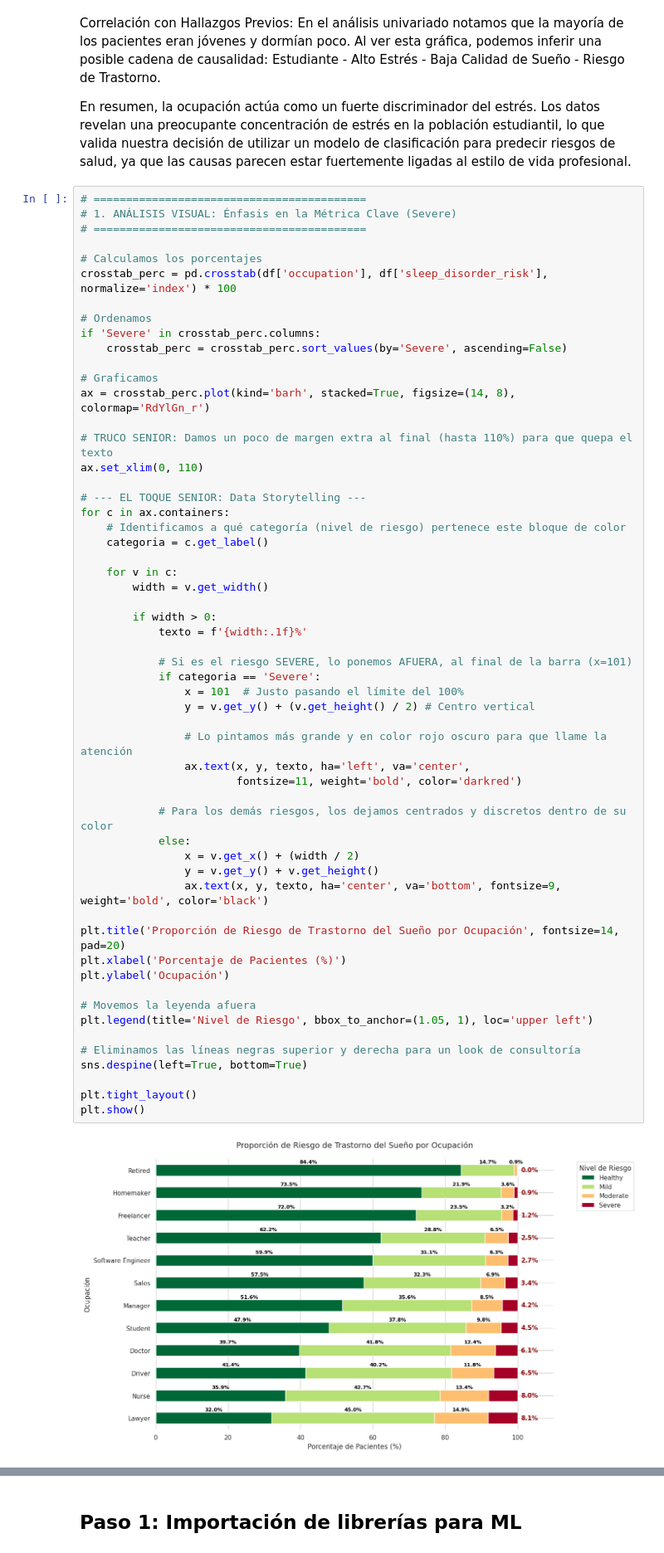
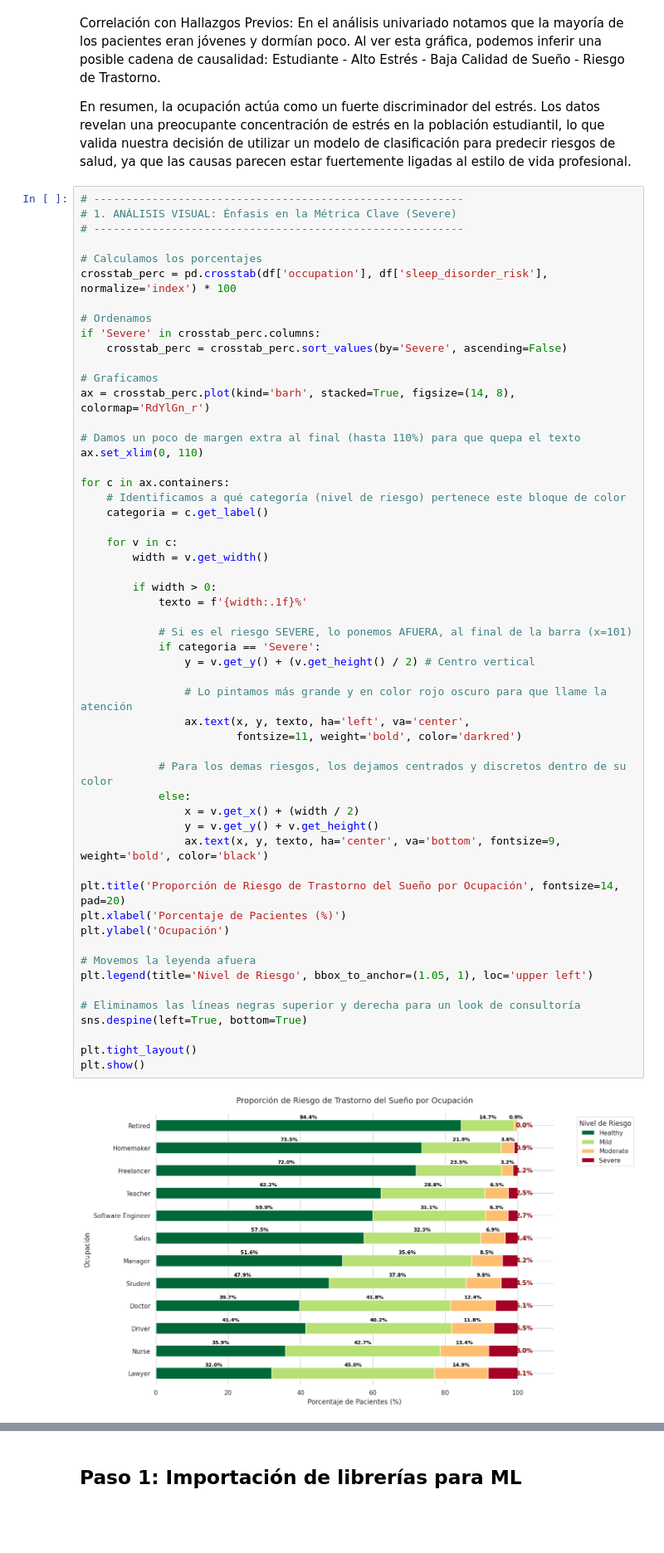
Before and after one commit to R3vival/Intro_Ciencia_De_Datos_Trabajo, a Jupyter notebook: Trabajo_Final_Intro_DC.ipynb, the cells around one changed output, grey strips where cells are left out. Shown at 83% size. Saved outputs shown, nothing was run; the diff lists cells and outputs as text; blank space fills up the shorter version.

```diff
--- a/Trabajo_Final_Intro_DC.ipynb
+++ b/Trabajo_Final_Intro_DC.ipynb
@@ -590,9 +590,9 @@ Correlación con Hallazgos Previos: En el análisis univariado notamos que la ma
 
 En resumen, la ocupación actúa como un fuerte discriminador del estrés. Los datos revelan una preocupante concentración de estrés en la población estudiantil, lo que valida nuestra decisión de utilizar un modelo de clasificación para predecir riesgos de salud, ya que las causas parecen estar fuertemente ligadas al estilo de vida profesional.
 # %%
-# ==========================================
+# ---------------------------------------------------------
 # 1. ANÁLISIS VISUAL: Énfasis en la Métrica Clave (Severe)
-# ==========================================
+# ---------------------------------------------------------
 
 # Calculamos los porcentajes
 crosstab_perc = pd.crosstab(df['occupation'], df['sleep_disorder_risk'], normalize='index') * 100
@@ -604,10 +604,9 @@ if 'Severe' in crosstab_perc.columns:
 # Graficamos
 ax = crosstab_perc.plot(kind='barh', stacked=True, figsize=(14, 8), colormap='RdYlGn_r')
 
-# TRUCO SENIOR: Damos un poco de margen extra al final (hasta 110%) para que quepa el texto
+# Damos un poco de margen extra al final (hasta 110%) para que quepa el texto
 ax.set_xlim(0, 110)
 
-# --- EL TOQUE SENIOR: Data Storytelling ---
 for c in ax.containers:
     # Identificamos a qué categoría (nivel de riesgo) pertenece este bloque de color
     categoria = c.get_label()
@@ -617,36 +616,35 @@ for c in ax.containers:
 
         if width > 0:
             texto = f'{width:.1f}%'
 
             # Si es el riesgo SEVERE, lo ponemos AFUERA, al final de la barra (x=101)
             if categoria == 'Severe':
-                x = 101  # Justo pasando el límite del 100%
                 y = v.get_y() + (v.get_height() / 2) # Centro vertical
 
                 # Lo pintamos más grande y en color rojo oscuro para que llame la atención
                 ax.text(x, y, texto, ha='left', va='center',
                         fontsize=11, weight='bold', color='darkred')
 
-            # Para los demás riesgos, los dejamos centrados y discretos dentro de su color
+            # Para los demas riesgos, los dejamos centrados y discretos dentro de su color
             else:
                 x = v.get_x() + (width / 2)
                 y = v.get_y() + v.get_height()
                 ax.text(x, y, texto, ha='center', va='bottom', fontsize=9, weight='bold', color='black')
 
 plt.title('Proporción de Riesgo de Trastorno del Sueño por Ocupación', fontsize=14, pad=20)
 plt.xlabel('Porcentaje de Pacientes (%)')
 plt.ylabel('Ocupación')
 
 # Movemos la leyenda afuera
 plt.legend(title='Nivel de Riesgo', bbox_to_anchor=(1.05, 1), loc='upper left')
 
 # Eliminamos las líneas negras superior y derecha para un look de consultoría
 sns.despine(left=True, bottom=True)
 
 plt.tight_layout()
 plt.show()
 # %% [output]
-[figure, old version]
+[figure, new version]
 # %% [markdown]
 La visualización revela que los Enfermeros y los Ingenieros de Software son los grupos con mayor vulnerabilidad clínica. Casi el 20% de los enfermeros presentan un riesgo Severo, la tasa más alta de todo el dataset. Esto correlaciona con la literatura médica sobre el impacto del trabajo por turnos y la alta carga cognitiva en la higiene del sueño.
 
```
Also changed, not shown: parts of 5 cells of this notebook.
